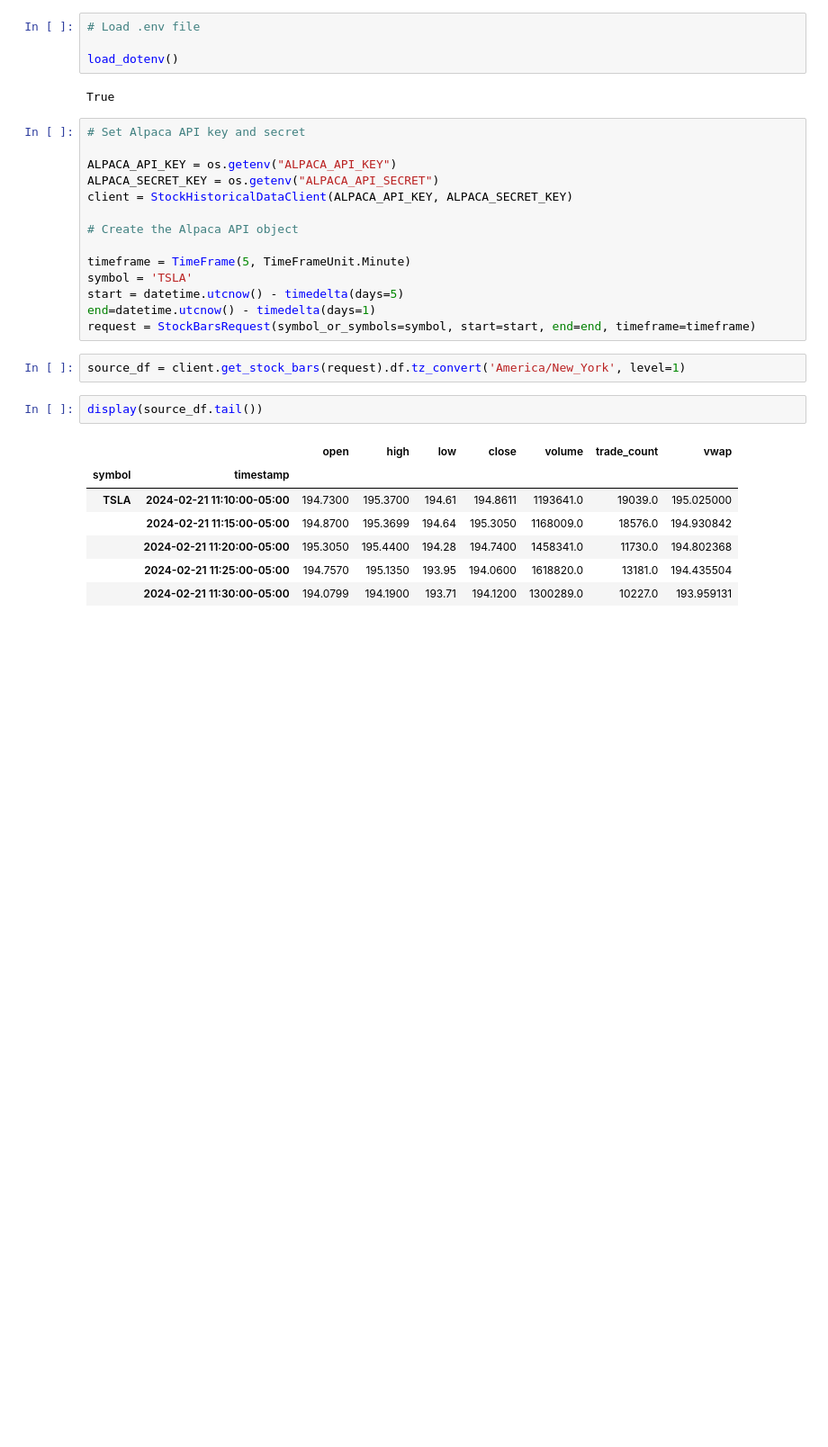
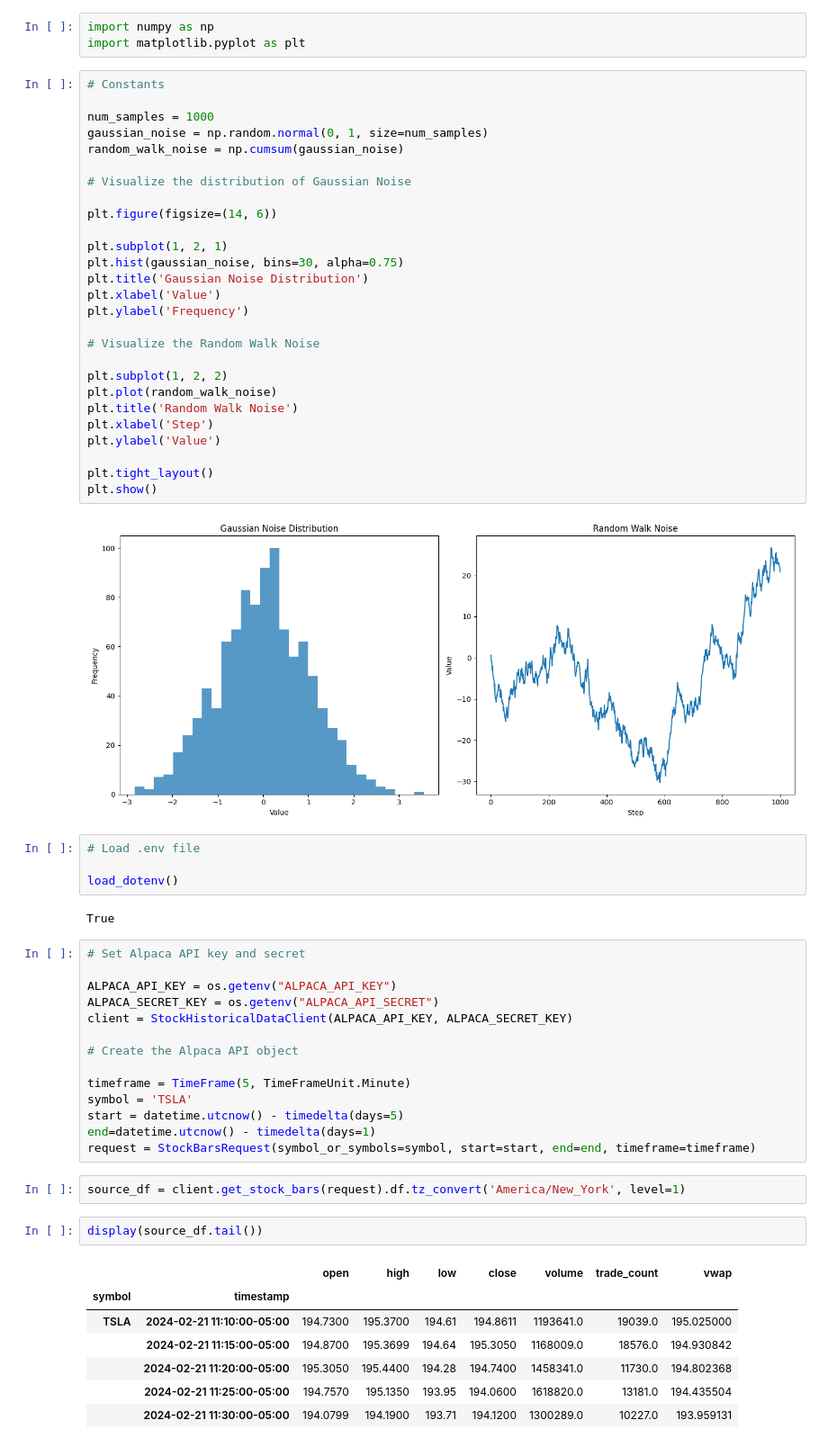
Before and after one commit to EtienneBrown1982/Price_Action_Reloaded, a Jupyter notebook: Visualizations/visualization_EB.ipynb, the cells around one changed output. Shown at 90% size. Drawn from its saved outputs; the diff is of its cells as text; blank space fills up the shorter version.

```diff
--- a/Visualizations/visualization_EB.ipynb
+++ b/Visualizations/visualization_EB.ipynb
@@ -29,3 +1,35 @@ import plotly.graph_objects as go
+# %%
+import numpy as np
+import matplotlib.pyplot as plt
+# %%
+# Constants
+
+num_samples = 1000
+gaussian_noise = np.random.normal(0, 1, size=num_samples)
+random_walk_noise = np.cumsum(gaussian_noise)
+
+# Visualize the distribution of Gaussian Noise
+
+plt.figure(figsize=(14, 6))
+
+plt.subplot(1, 2, 1)
+plt.hist(gaussian_noise, bins=30, alpha=0.75)
+plt.title('Gaussian Noise Distribution')
+plt.xlabel('Value')
+plt.ylabel('Frequency')
+
+# Visualize the Random Walk Noise
+
+plt.subplot(1, 2, 2)
+plt.plot(random_walk_noise)
+plt.title('Random Walk Noise')
+plt.xlabel('Step')
+plt.ylabel('Value')
+
+plt.tight_layout()
+plt.show()
+# %% [output]
+[figure, added]
 # %%
 # Load .env file
 
```
Also changed, not shown: parts of 1 cell of this notebook, 5 other files.
